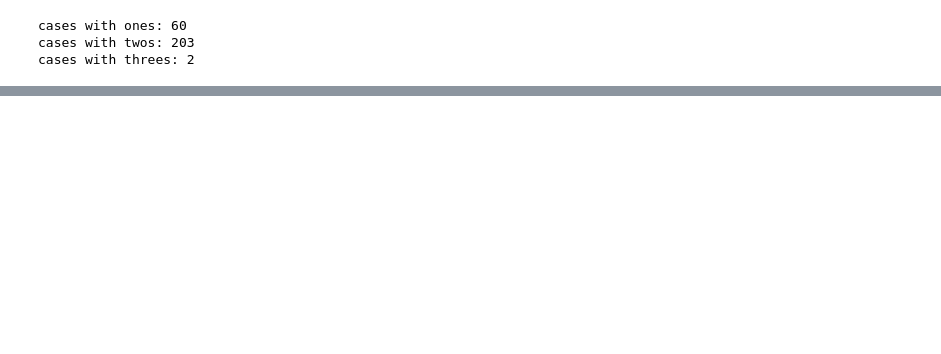
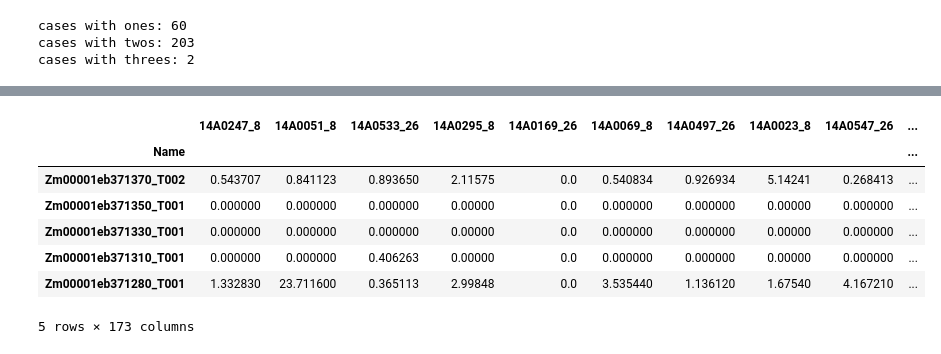
Before and after one commit to SantosRAC/maize_microbiome_transcriptomics, a Jupyter notebook: correlations_rnaseq_metataxonomics/expr_otus_correlations.ipynb, the cells around one changed output, grey strips where cells are left out. Saved outputs shown, nothing was run; the diff lists cells and outputs as text; code cells hidden in the pictures; blank space fills up the shorter version.

```diff
--- a/correlations_rnaseq_metataxonomics/expr_otus_correlations.ipynb
+++ b/correlations_rnaseq_metataxonomics/expr_otus_correlations.ipynb
@@ -654,0 +552,23 @@ correlated_pairs_file.close()
+# %%
+kremling2merged_day_samples_dict = {}
+kremling2merged_night_samples_dict = {}
+problematic_samples = []
+
+for key, value in rnaseq_pairs2correlate.items():
+    if len(rnaseq_pairs2correlate[key]) == 2:
+        n_count = 0
+        d_count = 0
+        for plot_day_id in rnaseq_pairs2correlate[key]:
+            fields = kremling_expression_key_dict[plot_day_id].split('.')
+            if fields[0] == 'LMAD' and d_count == 0:
+                kremling2merged_day_samples_dict[plot_day_id] = fields[2]+'_'+str(fields[1])
+                d_count+=1
+            elif fields[0] == 'LMAN' and n_count == 0:
+                kremling2merged_night_samples_dict[plot_day_id] = fields[2]+'_'+str(fields[1])
+                n_count+=1
+            else:
+                #print('Problem with the sample identifier.')
+                #print(fields[0])
+                problematic_samples.append(rnaseq_pairs2correlate[key])
+
+print(f'Problematic samples: {problematic_samples}')
@@ -654,0 +581,7 @@ correlated_pairs_file.close()
+# %%
+# Rename the columns using the dictionary
+kremling_expression_v5_day_renamed = kremling_expression_v5.rename(columns=kremling2merged_day_samples_dict)
+kremling_expression_v5_day_renamed.columns = [str(x) for x in kremling_expression_v5_day_renamed.columns]
+
+kremling_expression_v5_night_renamed = kremling_expression_v5.rename(columns=kremling2merged_night_samples_dict)
+kremling_expression_v5_night_renamed.columns = [str(x) for x in kremling_expression_v5_night_renamed.columns]
@@ -654,0 +616,17 @@ correlated_pairs_file.close()
+# %%
+kremling_expression_v5_day_renamed = kremling_expression_v5_day_renamed.filter(items=otu_table_merged_d_n.columns)
+otu_table_merged_day = otu_table_merged_d_n.filter(items=kremling_expression_v5_day_renamed.columns)
+
+kremling_expression_v5_night_renamed = kremling_expression_v5_night_renamed.filter(items=otu_table_merged_d_n.columns)
+otu_table_merged_night = otu_table_merged_d_n.filter(items=kremling_expression_v5_night_renamed.columns)
+# %%
+kremling_expression_v5_day_renamed.head()
+# %% [output]
+|  | 14A0247_8 | 14A0051_8 | 14A0533_26 | 14A0295_8 | 14A0169_26 | 14A0069_8 | 14A0497_26 | 14A0023_8 | 14A0547_26 | ... |
+| Name |  |  |  |  |  |  |  |  |  | ... |
+| Zm00001eb371370_T002 | 0.543707 | 0.841123 | 0.893650 | 2.11575 | 0.0 | 0.540834 | 0.926934 | 5.14241 | 0.268413 | ... |
+| Zm00001eb371350_T001 | 0.000000 | 0.000000 | 0.000000 | 0.00000 | 0.0 | 0.000000 | 0.000000 | 0.00000 | 0.000000 | ... |
+| Zm00001eb371330_T001 | 0.000000 | 0.000000 | 0.000000 | 0.00000 | 0.0 | 0.000000 | 0.000000 | 0.00000 | 0.000000 | ... |
+| Zm00001eb371310_T001 | 0.000000 | 0.000000 | 0.406263 | 0.00000 | 0.0 | 0.000000 | 0.000000 | 0.00000 | 0.000000 | ... |
+| Zm00001eb371280_T001 | 1.332830 | 23.711600 | 0.365113 | 2.99848 | 0.0 | 3.535440 | 1.136120 | 1.67540 | 4.167210 | ... |
+5 rows × 173 columns
```
Also changed, not shown: parts of 44 cells of this notebook.
